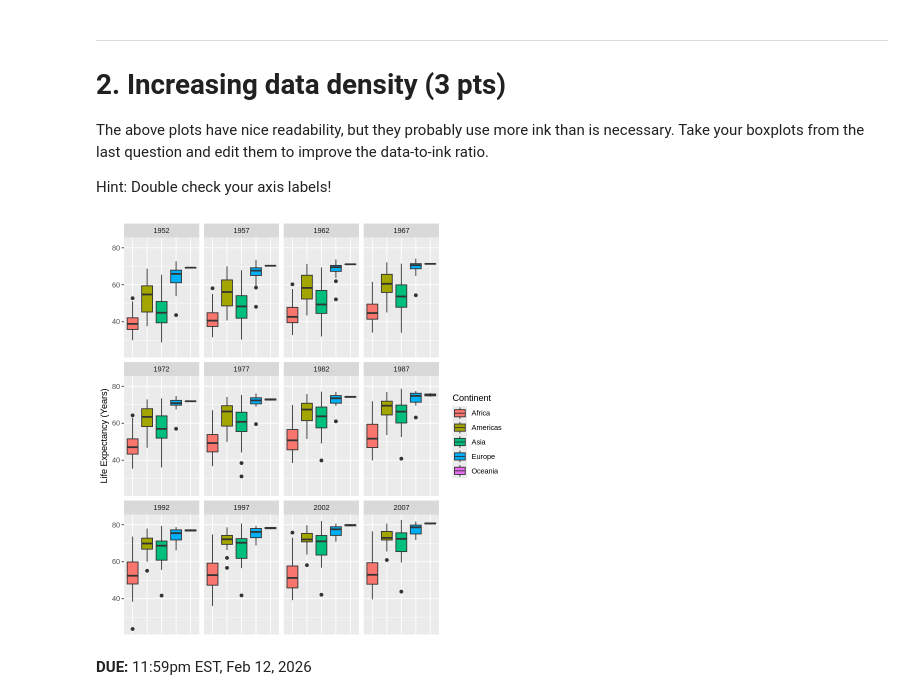
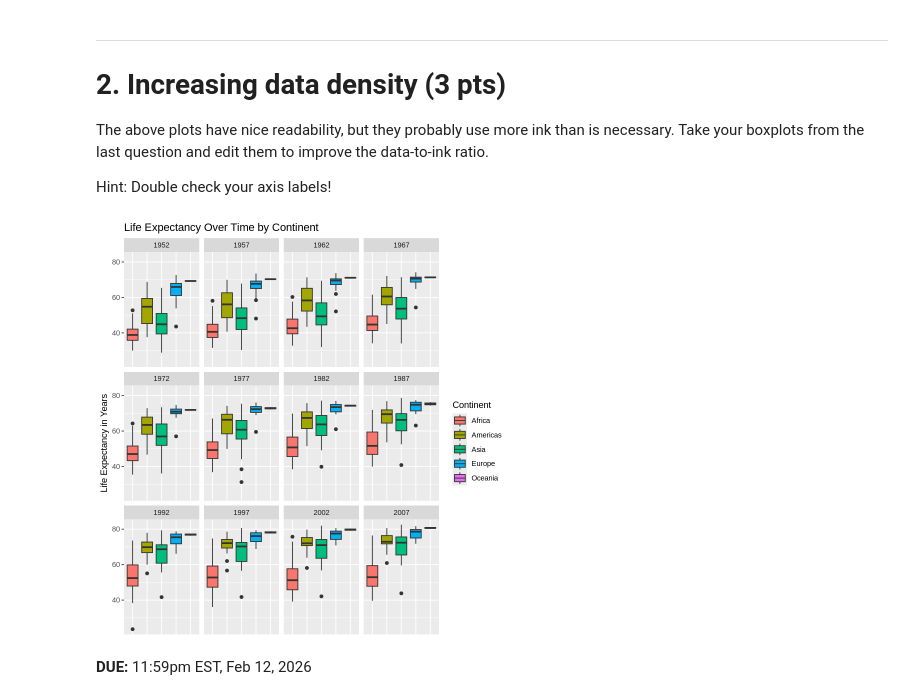
Before and after one commit to scelliot-cpu/Elliott_DSPN_26, a Jupyter notebook: ExerciseSubmissions/06_visualization-through-human-eyes.ipynb, the cells around one changed output. Saved outputs shown, nothing was run; the diff lists cells and outputs as text; code cells hidden in the pictures.

```diff
--- a/ExerciseSubmissions/06_visualization-through-human-eyes.ipynb
+++ b/ExerciseSubmissions/06_visualization-through-human-eyes.ipynb
@@ -96,18 +96,17 @@ Hint: Double check your axis labels!
 # %%
 ggplot(gapminder, aes(x = continent, y = lifeExp, fill = continent)) +
   geom_boxplot() +
   facet_wrap(~ year) +
   labs(
-    y = "Life Expectancy (Years)",
-    fill = "Continent"
-  ) +
+    y = "Life Expectancy in Years",
+    title = "Life Expectancy Over Time by Continent",
+    fill = "Continent") +
   theme(
     axis.title.x = element_blank(),
     axis.text.x  = element_blank(),
-    axis.ticks.x = element_blank()
-  )
+    axis.ticks.x = element_blank())
 # %% [output]
-[figure, old version]
+[figure, new version]
 # %% [markdown]
 **DUE:** 11:59pm EST, Feb 12, 2026
 # %% [markdown]
```
